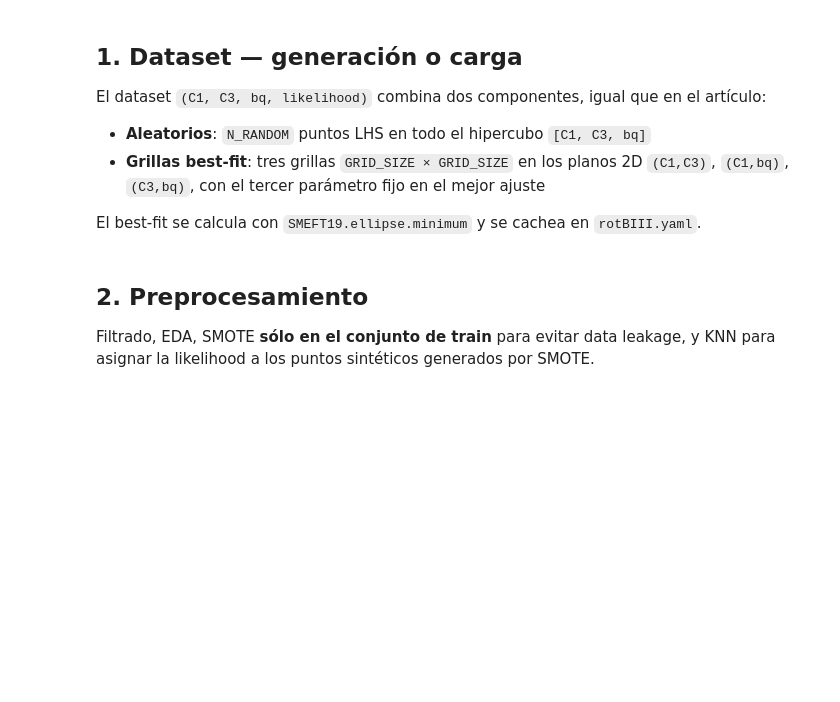
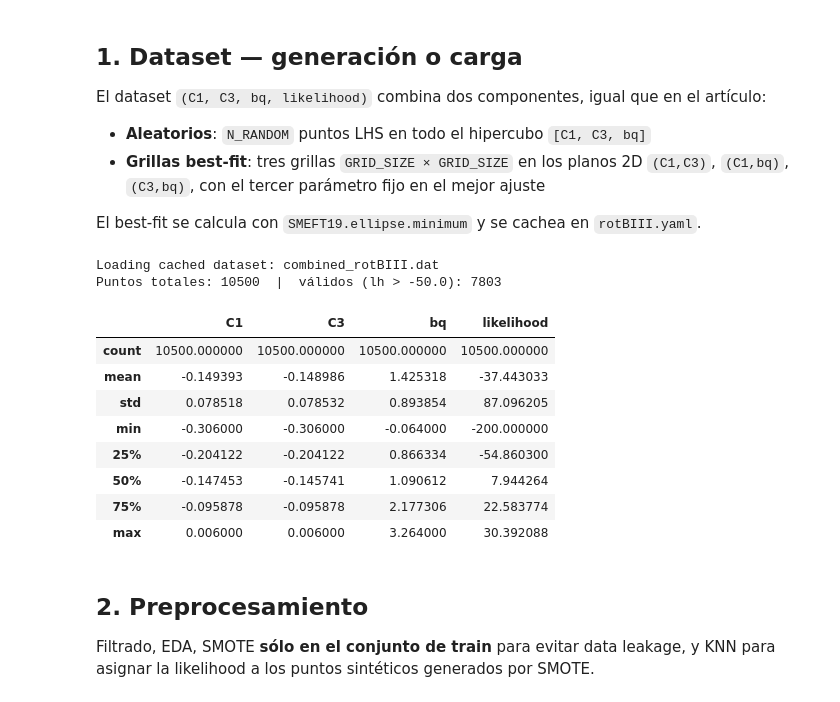
Before and after one commit to AlejandroMirRamos/BMesonsML, a Jupyter notebook: notebooks/xgboost_optimized.ipynb, the cells around one changed output. Saved outputs shown, nothing was run; the diff lists cells and outputs as text; code cells hidden in the pictures; blank space fills up the shorter version.

```diff
--- a/notebooks/xgboost_optimized.ipynb
+++ b/notebooks/xgboost_optimized.ipynb
@@ -131,8 +135,8 @@ def _find_bestfit(smeft):
     print('Calculando best-fit (puede tardar unos minutos)...')
     def neg_lh(x):
         try:    return -smeft.likelihood_global(x, smeft.scenarios.rotBIII)
-        except: return -2000.0
-    bf, v, d, L = smeft.ellipse.minimum(neg_lh, [-0.13, -0.13, -0.76])
+        except: return 200.0
+    bf, v, d, L = smeft.ellipse.minimum(neg_lh, [-0.13, -0.12, 0.64])
     smeft.ellipse.save(bf, v, d, L, str(BESTFIT_FILE),
                        name='Mass Rotation fit, Scenario III', fit='rotBIII')
     bf = np.array(bf)
@@ -183,33 +187,45 @@ def _build_dataset(out_path):
         ):
             writer.writerow([*remaining[done - 1], lg])
             f.flush()
             i = start + done
             if i % 500 == 0 or i == total:
                 elapsed = time.time() - t0
                 eta     = elapsed / done * (total - i) if done else 0
                 print(f'  {i:6d}/{total} | {elapsed:.0f}s | ETA {eta:.0f}s', flush=True)
 
     print(f'Listo en {time.time()-t0:.0f}s → {out_path}')
     return pd.read_csv(out_path, names=['C1', 'C3', 'bq', 'likelihood'])
 
 
 def load_or_build(path, builder, force=False):
     p = Path(path)
     if p.exists() and not force:
         print(f'Loading cached dataset: {p.name}')
         return pd.read_csv(p, names=['C1', 'C3', 'bq', 'likelihood'])
     print(f'Building dataset → {p.name}')
     return builder()
 
 
 df_raw = load_or_build(
     DATASET_FILE,
     lambda: _build_dataset(DATASET_FILE),
     force=FORCE_REBUILD,
 )
 n_valid = (df_raw['likelihood'] > LH_MIN).sum()
 print(f'Puntos totales: {len(df_raw)}  |  válidos (lh > {LH_MIN}): {n_valid}')
 df_raw.describe()
+# %% [output]
+Loading cached dataset: combined_rotBIII.dat
+Puntos totales: 10500  |  válidos (lh > -50.0): 7803
+|  | C1 | C3 | bq | likelihood |
+| count | 10500.000000 | 10500.000000 | 10500.000000 | 10500.000000 |
+| mean | -0.149393 | -0.148986 | 1.425318 | -37.443033 |
+| std | 0.078518 | 0.078532 | 0.893854 | 87.096205 |
+| min | -0.306000 | -0.306000 | -0.064000 | -200.000000 |
+| 25% | -0.204122 | -0.204122 | 0.866334 | -54.860300 |
+| 50% | -0.147453 | -0.145741 | 1.090612 | 7.944264 |
+| 75% | -0.095878 | -0.095878 | 2.177306 | 22.583774 |
+| max | 0.006000 | 0.006000 | 3.264000 | 30.392088 |
 # %% [markdown]
 ## 2. Preprocesamiento
 
```
Also changed, not shown: parts of 6 cells of this notebook, 3 other files.
